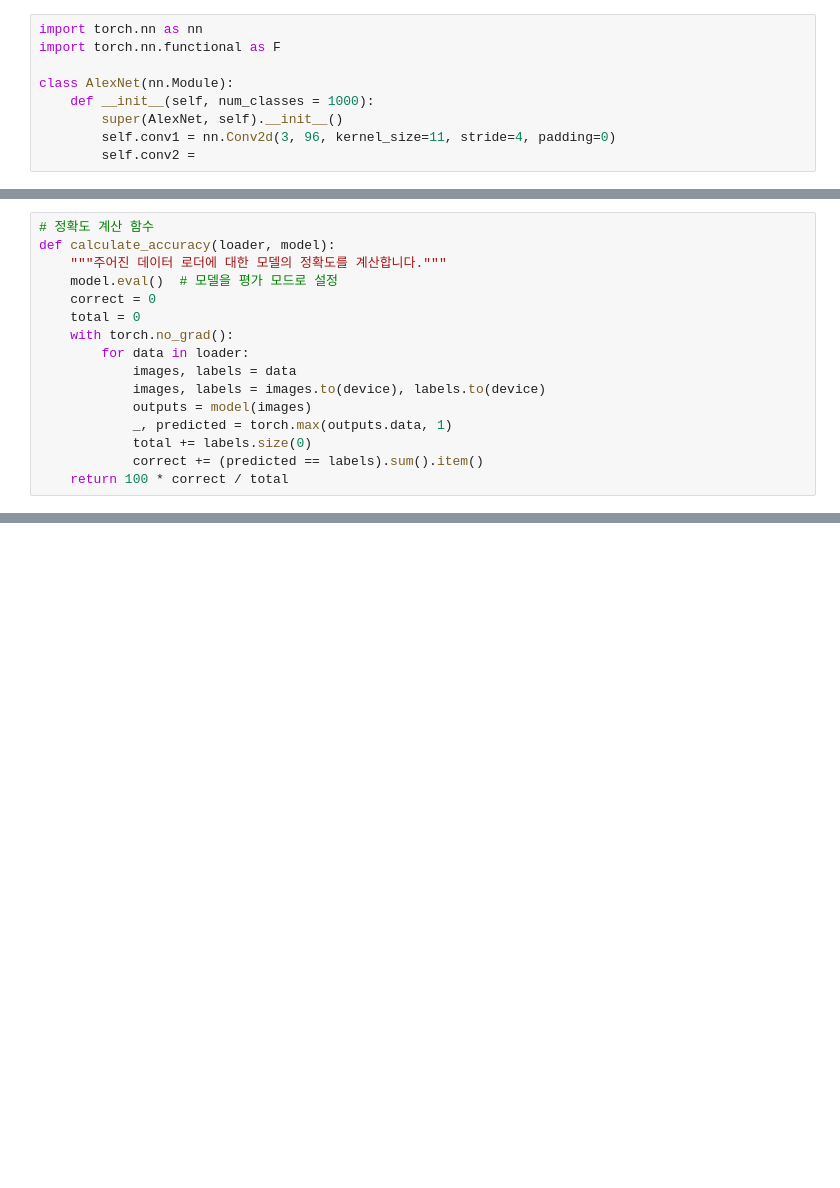
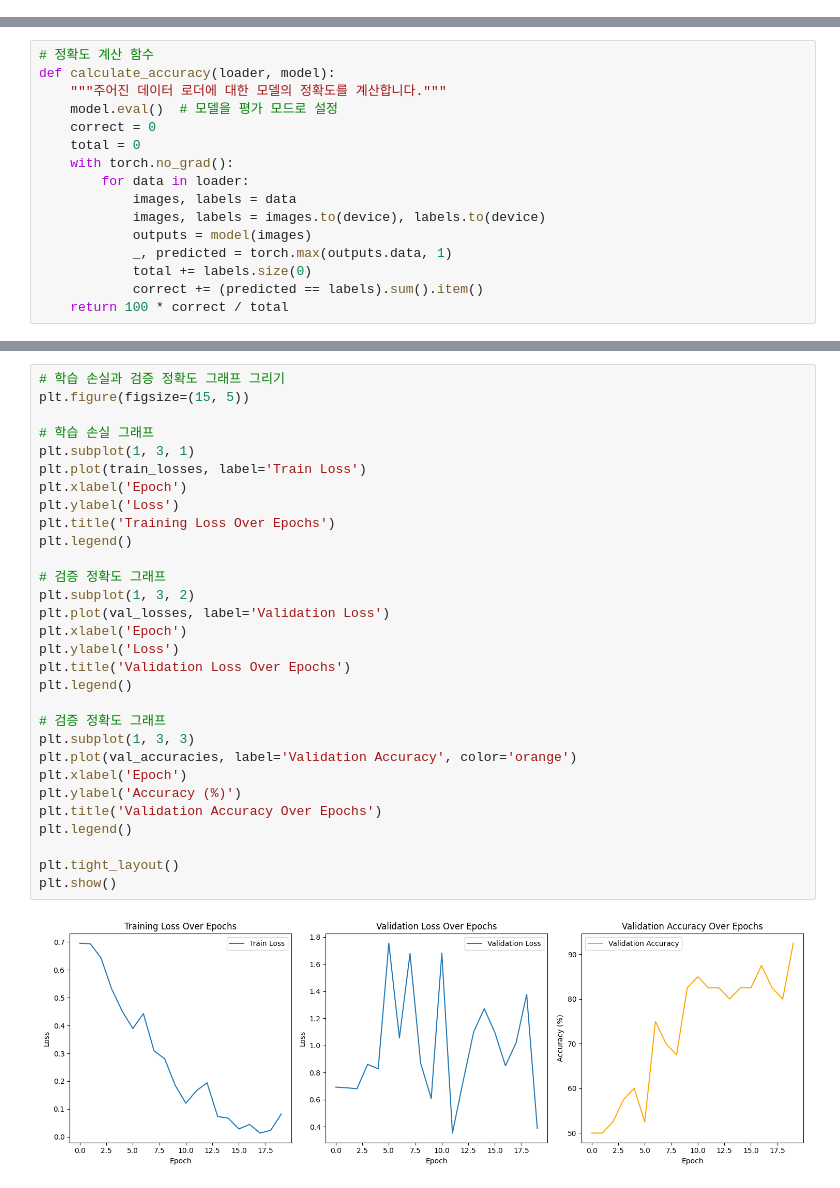
Before and after one commit to black940514/image_binary_class, a Jupyter notebook: glasses_bin_class_AlexNet.ipynb, the cells around one changed output, grey strips where cells are left out. Drawn from its saved outputs; the diff is of its cells as text; blank space fills up the shorter version.

```diff
--- a/glasses_bin_class_AlexNet.ipynb
+++ b/glasses_bin_class_AlexNet.ipynb
@@ -90,12 +92,3 @@ val_dataset = ImageFolder('/Users/taeyoun/Downloads/DeepLearning/project/Chapter
 
 train_loader = DataLoader(train_dataset, batch_size=4, shuffle=True)
 val_loader = DataLoader(val_dataset, batch_size=4, shuffle=False)
-# %%
-import torch.nn as nn
-import torch.nn.functional as F
-
-class AlexNet(nn.Module):
-    def __init__(self, num_classes = 1000):
-        super(AlexNet, self).__init__()
-        self.conv1 = nn.Conv2d(3, 96, kernel_size=11, stride=4, padding=0)
-        self.conv2 =
@@ -124,0 +214,32 @@ def calculate_accuracy(loader, model):
+# %%
+# 학습 손실과 검증 정확도 그래프 그리기
+plt.figure(figsize=(15, 5))
+
+# 학습 손실 그래프
+plt.subplot(1, 3, 1)
+plt.plot(train_losses, label='Train Loss')
+plt.xlabel('Epoch')
+plt.ylabel('Loss')
+plt.title('Training Loss Over Epochs')
+plt.legend()
+
+# 검증 정확도 그래프
+plt.subplot(1, 3, 2)
+plt.plot(val_losses, label='Validation Loss')
+plt.xlabel('Epoch')
+plt.ylabel('Loss')
+plt.title('Validation Loss Over Epochs')
+plt.legend()
+
+# 검증 정확도 그래프
+plt.subplot(1, 3, 3)
+plt.plot(val_accuracies, label='Validation Accuracy', color='orange')
+plt.xlabel('Epoch')
+plt.ylabel('Accuracy (%)')
+plt.title('Validation Accuracy Over Epochs')
+plt.legend()
+
+plt.tight_layout()
+plt.show()
+# %% [output]
+[figure, added]
```
Also changed, not shown: parts of 6 cells of this notebook, 1 other file.
